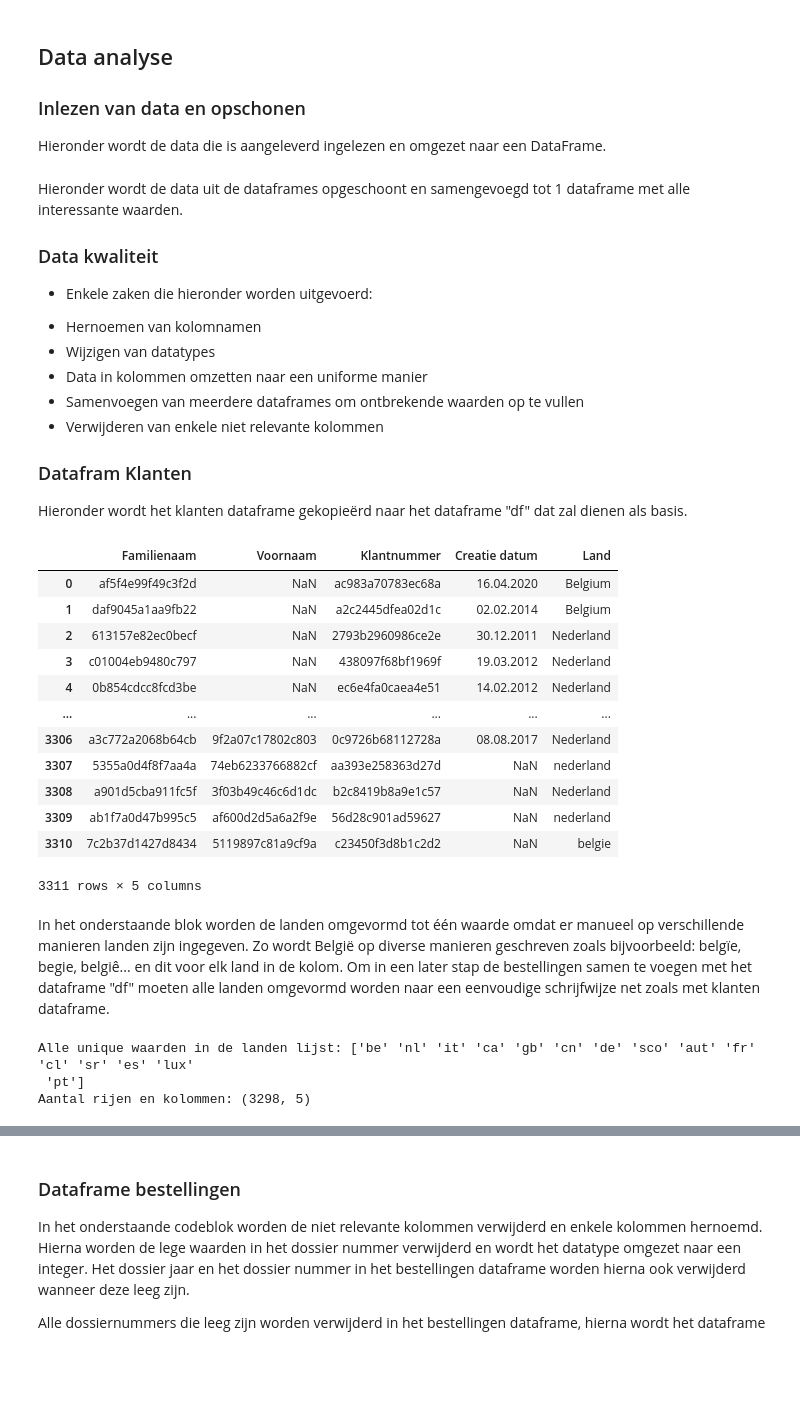
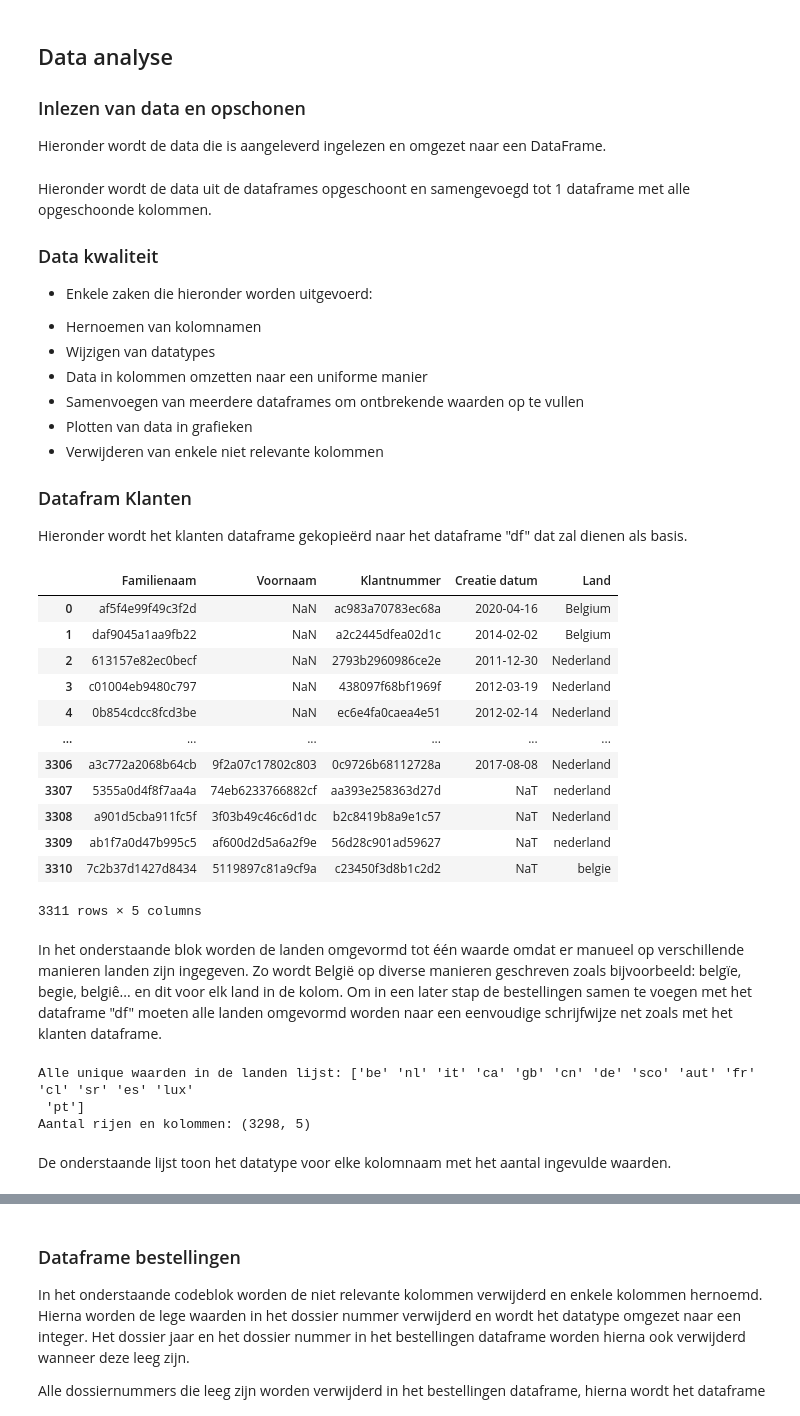
Before and after one commit to Xevro/data-science-in-python, a Jupyter notebook: Project Data Science/louis.dhont/project.ipynb, the cells around one changed output, grey strips where cells are left out. Saved outputs shown, nothing was run; the diff lists cells and outputs as text; code cells hidden in the pictures; blank space fills up the shorter version.

```diff
--- a/Project Data Science/louis.dhont/project.ipynb
+++ b/Project Data Science/louis.dhont/project.ipynb
@@ -31,7 +31,7 @@ df_artikels = pd.DataFrame(artikels)
 df_bestellingen = pd.DataFrame(bestellingen)
 df_deelnemers = pd.DataFrame(deelnemers)
 # %% [markdown]
-Hieronder wordt de data uit de dataframes opgeschoont en samengevoegd tot 1 dataframe met alle interessante waarden.
+Hieronder wordt de data uit de dataframes opgeschoont en samengevoegd tot 1 dataframe met alle opgeschoonde kolommen.
 
 
 ### Data kwaliteit
@@ -41,6 +41,7 @@ Hieronder wordt de data uit de dataframes opgeschoont en samengevoegd tot 1 data
  * Wijzigen van datatypes
  * Data in kolommen omzetten naar een uniforme manier
  * Samenvoegen van meerdere dataframes om ontbrekende waarden op te vullen
+ * Plotten van data in grafieken
  * Verwijderen van enkele niet relevante kolommen
 
 
@@ -50,22 +51,26 @@ Hieronder wordt het klanten dataframe gekopieërd naar het dataframe "df" dat za
 # %%
 df_klanten.drop(columns=['Straat + nr.', 'Klantnummer CMS', 'Geb. datum', 'Telefoon', 'Email', 'Postcode', 'Locatie'], inplace=True)
 df = df_klanten.copy()
+df['Creatie datum'] = pd.to_datetime(df['Creatie datum'], format='%Y.%m.%d', infer_datetime_format=True, errors='coerce')
+
+df_bestellingen.rename(columns={'Land klant': 'Land'}, inplace = True)
+
 df
 # %% [output]
 |  | Familienaam | Voornaam | Klantnummer | Creatie datum | Land |
-| 0 | af5f4e99f49c3f2d | NaN | ac983a70783ec68a | 16.04.2020 | Belgium |
-| 1 | daf9045a1aa9fb22 | NaN | a2c2445dfea02d1c | 02.02.2014 | Belgium |
-| 2 | 613157e82ec0becf | NaN | 2793b2960986ce2e | 30.12.2011 | Nederland |
-| 3 | c01004eb9480c797 | NaN | 438097f68bf1969f | 19.03.2012 | Nederland |
-| 4 | 0b854cdcc8fcd3be | NaN | ec6e4fa0caea4e51 | 14.02.2012 | Nederland |
+| 0 | af5f4e99f49c3f2d | NaN | ac983a70783ec68a | 2020-04-16 | Belgium |
+| 1 | daf9045a1aa9fb22 | NaN | a2c2445dfea02d1c | 2014-02-02 | Belgium |
+| 2 | 613157e82ec0becf | NaN | 2793b2960986ce2e | 2011-12-30 | Nederland |
+| 3 | c01004eb9480c797 | NaN | 438097f68bf1969f | 2012-03-19 | Nederland |
+| 4 | 0b854cdcc8fcd3be | NaN | ec6e4fa0caea4e51 | 2012-02-14 | Nederland |
 | ... | ... | ... | ... | ... | ... |
-| 3306 | a3c772a2068b64cb | 9f2a07c17802c803 | 0c9726b68112728a | 08.08.2017 | Nederland |
-| 3307 | 5355a0d4f8f7aa4a | 74eb6233766882cf | aa393e258363d27d | NaN | nederland |
-| 3308 | a901d5cba911fc5f | 3f03b49c46c6d1dc | b2c8419b8a9e1c57 | NaN | Nederland |
-| 3309 | ab1f7a0d47b995c5 | af600d2d5a6a2f9e | 56d28c901ad59627 | NaN | nederland |
-| 3310 | 7c2b37d1427d8434 | 5119897c81a9cf9a | c23450f3d8b1c2d2 | NaN | belgie |
+| 3306 | a3c772a2068b64cb | 9f2a07c17802c803 | 0c9726b68112728a | 2017-08-08 | Nederland |
+| 3307 | 5355a0d4f8f7aa4a | 74eb6233766882cf | aa393e258363d27d | NaT | nederland |
+| 3308 | a901d5cba911fc5f | 3f03b49c46c6d1dc | b2c8419b8a9e1c57 | NaT | Nederland |
+| 3309 | ab1f7a0d47b995c5 | af600d2d5a6a2f9e | 56d28c901ad59627 | NaT | nederland |
+| 3310 | 7c2b37d1427d8434 | 5119897c81a9cf9a | c23450f3d8b1c2d2 | NaT | belgie |
 3311 rows × 5 columns
 # %% [markdown]
 In het onderstaande blok worden de landen omgevormd tot één waarde omdat er manueel op verschillende manieren landen zijn ingegeven. Zo wordt België op diverse manieren geschreven zoals bijvoorbeeld: belgïe, begie, belgiê... en dit voor elk land in de kolom.
-Om in een later stap de bestellingen samen te voegen met het dataframe "df" moeten alle landen omgevormd worden naar een eenvoudige schrijfwijze net zoals met klanten dataframe.
+Om in een later stap de bestellingen samen te voegen met het dataframe "df" moeten alle landen omgevormd worden naar een eenvoudige schrijfwijze net zoals met het klanten dataframe.
 # %%
@@ -137,3 +140,5 @@ print("Aantal rijen en kolommen: " + str(df.shape))
 Alle unique waarden in de landen lijst: ['be' 'nl' 'it' 'ca' 'gb' 'cn' 'de' 'sco' 'aut' 'fr' 'cl' 'sr' 'es' 'lux'
  'pt']
 Aantal rijen en kolommen: (3298, 5)
+# %% [markdown]
+De onderstaande lijst toon het datatype voor elke kolomnaam met het aantal ingevulde waarden.
```
Also changed, not shown: parts of 17 cells of this notebook.
